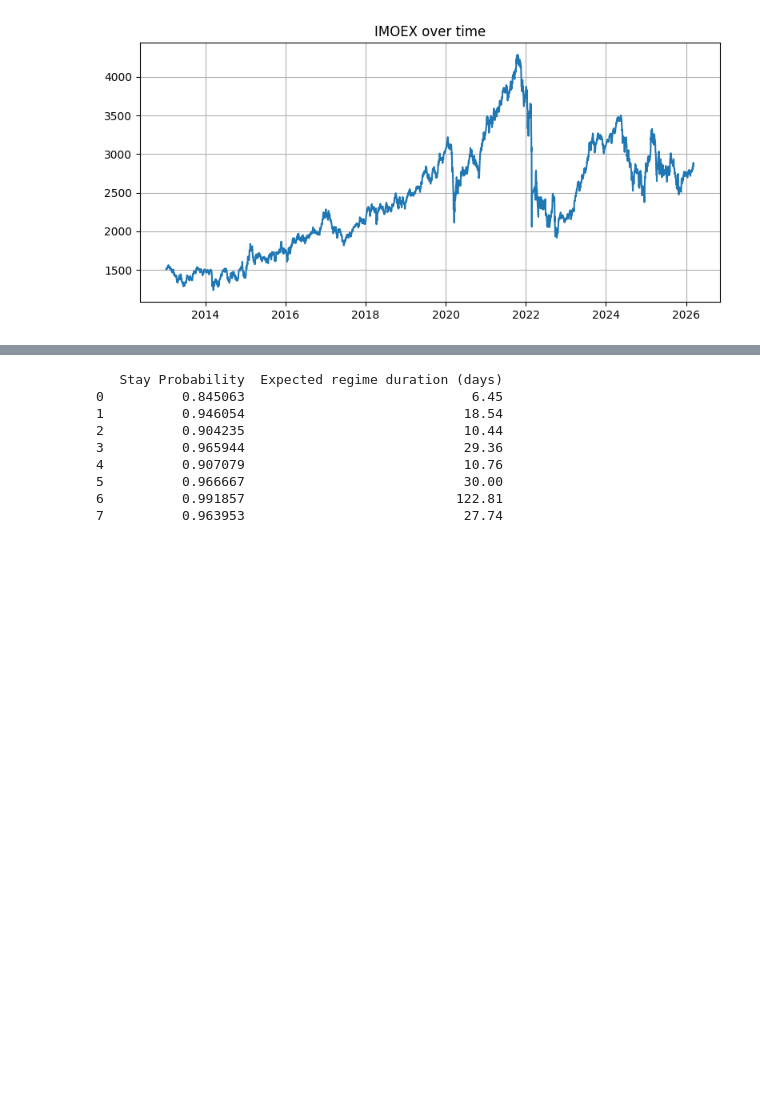
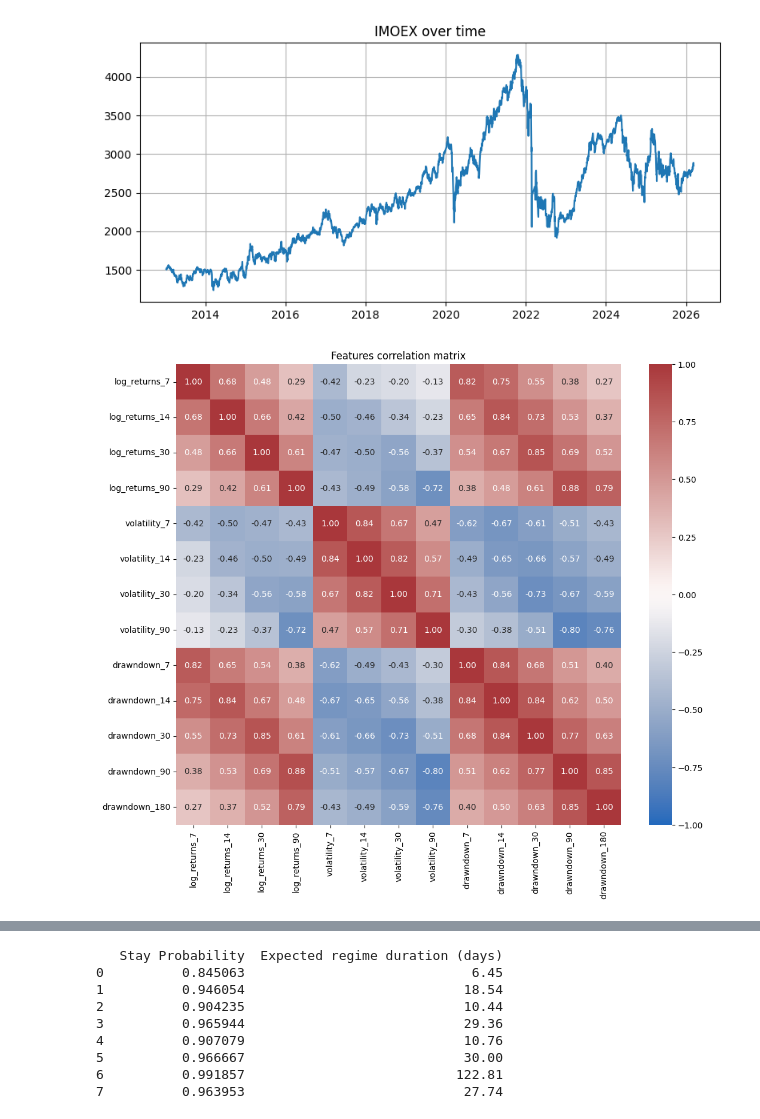
Before and after one commit to SigmaFlowX/Hidden-Markov-Model-for-Regime-Detection, a Jupyter notebook: notebooks/hmm_regime_detection.ipynb, the cells around one changed output, grey strips where cells are left out. Drawn from its saved outputs; the diff is of its cells as text; code cells hidden in the pictures; blank space fills up the shorter version.

```diff
--- a/notebooks/hmm_regime_detection.ipynb
+++ b/notebooks/hmm_regime_detection.ipynb
@@ -43,17 +43,20 @@ candles = add_drawdown_features(candles, [7, 14, 30, 90, 180])
 # %%
 import seaborn as sns
 
 features = [
     "log_returns_7", "log_returns_14", "log_returns_30", "log_returns_90",
     "volatility_7", "volatility_14", "volatility_30", "volatility_90",
     "drawndown_7", "drawndown_14", "drawndown_30", "drawndown_90", "drawndown_180"
 ]
 features_df = candles[features].dropna()
 correlation_matrix_pd = features_df.corr()
 
+plt.figure(figsize=(12, 10))
 sns.heatmap(correlation_matrix_pd, annot=True, cmap="vlag", fmt=".2f", center=0, vmin=-1, vmax=1)
 plt.title("Features correlation matrix")
 plt.show()
+# %% [output]
+[figure, added]
 # %%
 from src.train_hmm import train_hmm
 features = [
```
Also changed, not shown: parts of 4 cells of this notebook.
